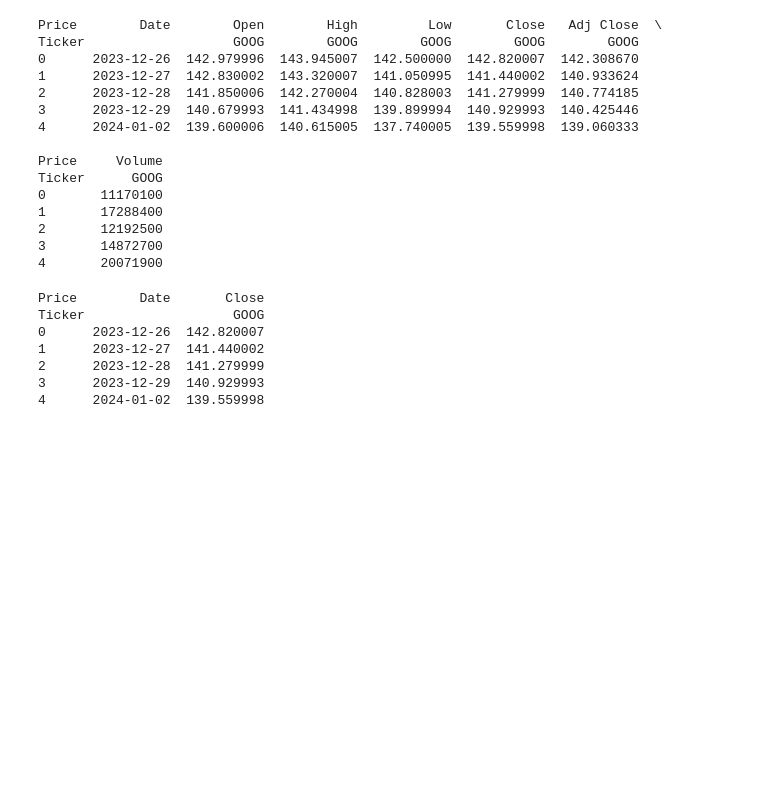
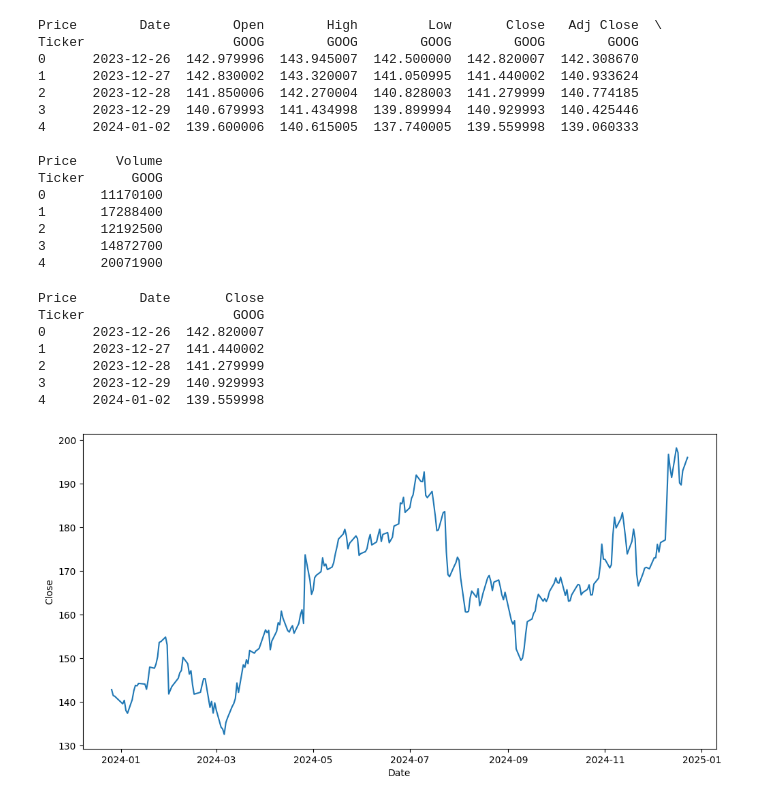
Before and after one commit to Darknight47/Time-Series-Analyasis, a Jupyter notebook: stock_price_arima.ipynb, the cells around one changed output. Cells and saved outputs as stored; diff of their text form; code cells hidden in the pictures; blank space fills up the shorter version.

```diff
--- a/stock_price_arima.ipynb
+++ b/stock_price_arima.ipynb
@@ -70,3 +72,11 @@ Ticker                   GOOG
 2      2023-12-28  141.279999
 3      2023-12-29  140.929993
 4      2024-01-02  139.559998
+# %%
+plt.figure(figsize=(12, 6))
+plt.plot(dataset["Date"], dataset["Close"])
+plt.xlabel('Date')
+plt.ylabel('Close')
+plt.show()
+# %% [output]
+[figure, added]
```
Also changed, not shown: parts of 5 cells of this notebook.
